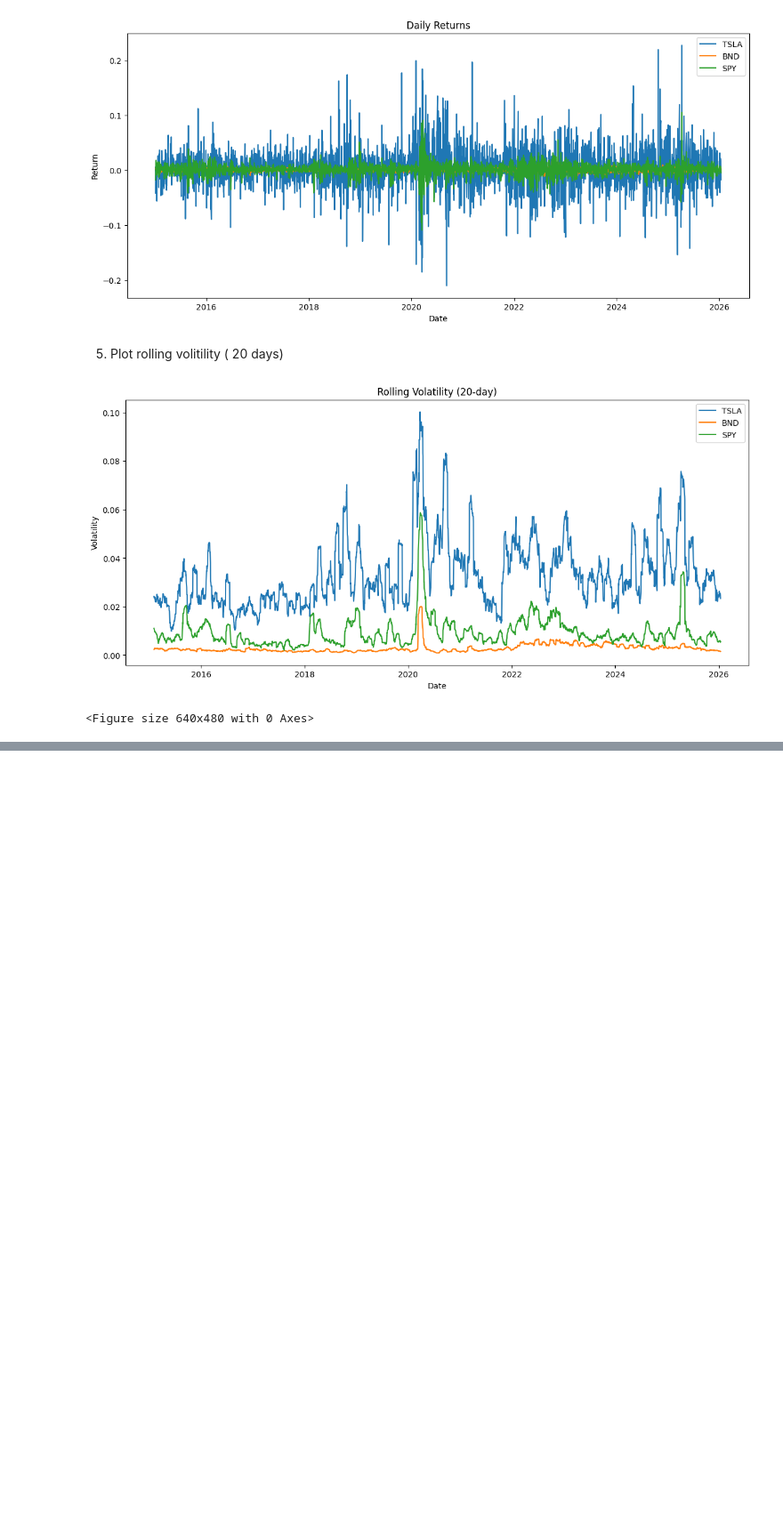
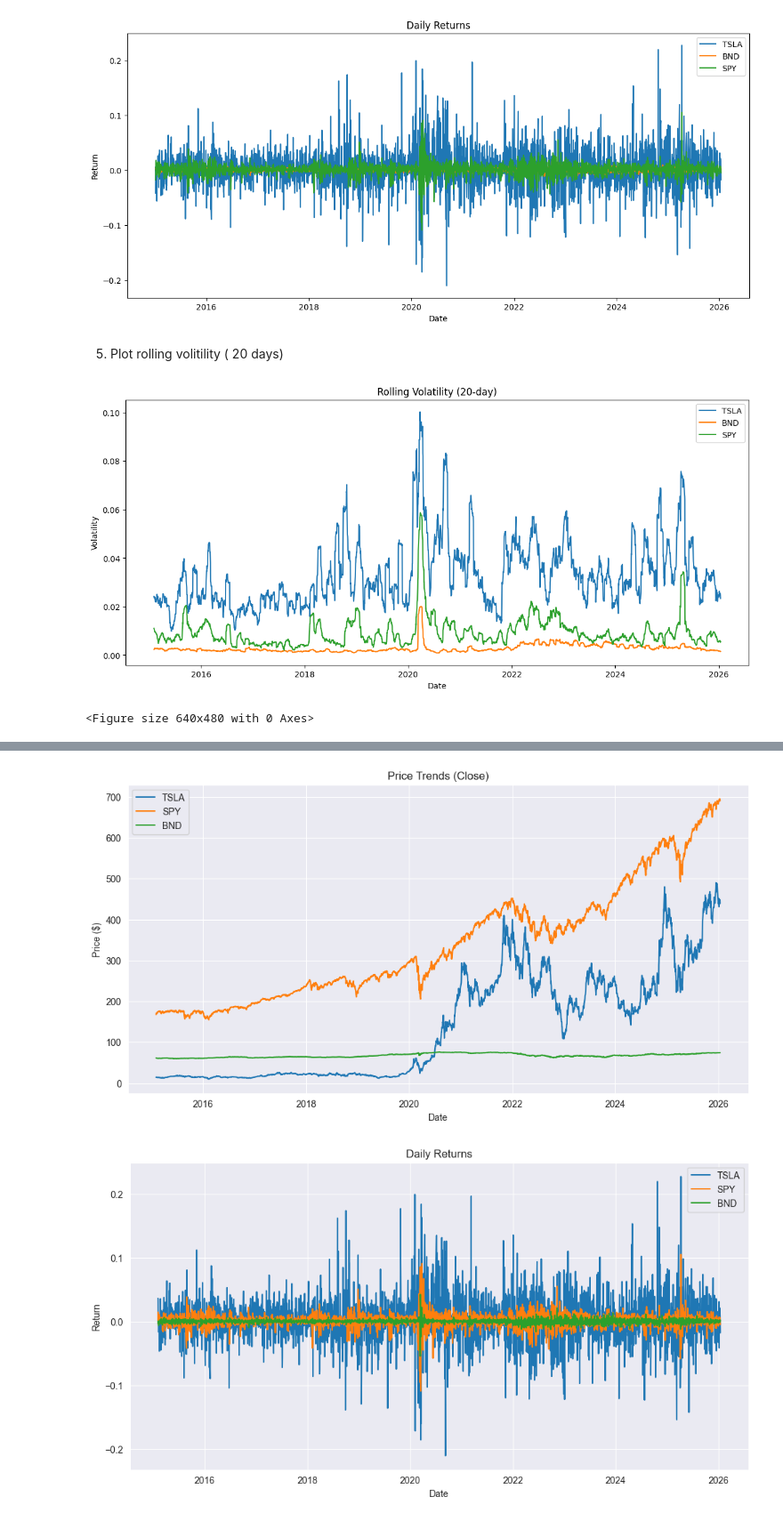
Before and after one commit to Deregit2025/portfolio-optimization-tsla-lstm, a Jupyter notebook: notebooks/eda.ipynb, the cells around one changed output, grey strips where cells are left out. Shown at 89% size. Saved outputs shown, nothing was run; the diff lists cells and outputs as text; code cells hidden in the pictures; blank space fills up the shorter version.

```diff
--- a/notebooks/eda.ipynb
+++ b/notebooks/eda.ipynb
@@ -215,0 +219,77 @@ FileNotFoundError: [Errno 2] No such file or directory: 'data/processed/TSLA_cle
+# %%
+from pathlib import Path
+import pandas as pd
+import numpy as np
+import matplotlib.pyplot as plt
+from sklearn.preprocessing import MinMaxScaler
+import seaborn as sns
+
+# -----------------------------
+# 1. Load Processed Data
+# -----------------------------
+processed_path = Path("../data/processed")
+
+tsla = pd.read_csv(processed_path / "TSLA_cleaned.csv", index_col=0, parse_dates=True)
+spy  = pd.read_csv(processed_path / "SPY_cleaned.csv", index_col=0, parse_dates=True)
+bnd  = pd.read_csv(processed_path / "BND_cleaned.csv", index_col=0, parse_dates=True)
+
+data = {"TSLA": tsla, "SPY": spy, "BND": bnd}
+
+# -----------------------------
+# 2. Drop NaNs from Returns & RollingVol
+# -----------------------------
+for ticker, df in data.items():
+    df.dropna(subset=["Return", "RollingVol"], inplace=True)
+
+# -----------------------------
+# 3. Outlier Detection
+# -----------------------------
+for ticker, df in data.items():
+    df["Return_zscore"] = (df["Return"] - df["Return"].mean()) / df["Return"].std()
+    outliers = df[np.abs(df["Return_zscore"]) > 3]
+    print(f"{ticker} outliers (|z|>3): {len(outliers)} rows")
+
+# -----------------------------
+# 4. Normalization
+# -----------------------------
+scaler = MinMaxScaler()
+for ticker, df in data.items():
+    df["Close_scaled"] = scaler.fit_transform(df[["Close"]])
+    df["Return_scaled"] = scaler.fit_transform(df[["Return"]])
+    df["RollingVol_scaled"] = scaler.fit_transform(df[["RollingVol"]])
+
+# -----------------------------
+# 5. Plotting
+# -----------------------------
+sns.set_style("darkgrid")  # Use Seaborn style
+
+# 5.1 Price
+plt.figure(figsize=(12,6))
+for ticker, df in data.items():
+    plt.plot(df.index, df["Close"], label=ticker)
+plt.title("Price Trends (Close)")
+plt.xlabel("Date")
+plt.ylabel("Price ($)")
+plt.legend()
+plt.show()
+
+# 5.2 Daily Returns
+plt.figure(figsize=(12,6))
+for ticker, df in data.items():
+    plt.plot(df.index, df["Return"], label=ticker)
+plt.title("Daily Returns")
+plt.xlabel("Date")
+plt.ylabel("Return")
+plt.legend()
+plt.show()
+
+# 5.3 Rolling Volatility
+plt.figure(figsize=(12,6))
+for ticker, df in data.items():
+    plt.plot(df.index, df["RollingVol"], label=ticker)
+plt.title("Rolling Volatility (20 Days)")
+plt.xlabel("Date")
+plt.ylabel("Volatility")
+plt.legend()
+plt.show()
+# %% [output]
@@ -215,0 +299,2 @@ FileNotFoundError: [Errno 2] No such file or directory: 'data/processed/TSLA_cle
+[figure, added]
+[figure, added]
```
Also changed, not shown: parts of 3 cells of this notebook, 1 other file.
